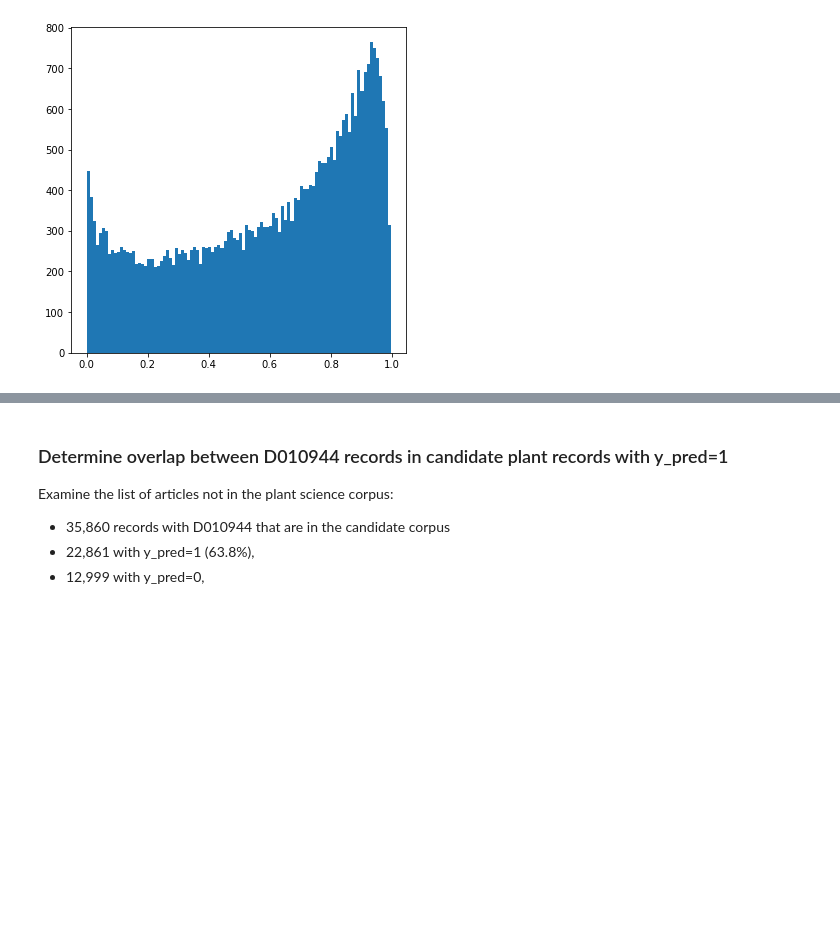
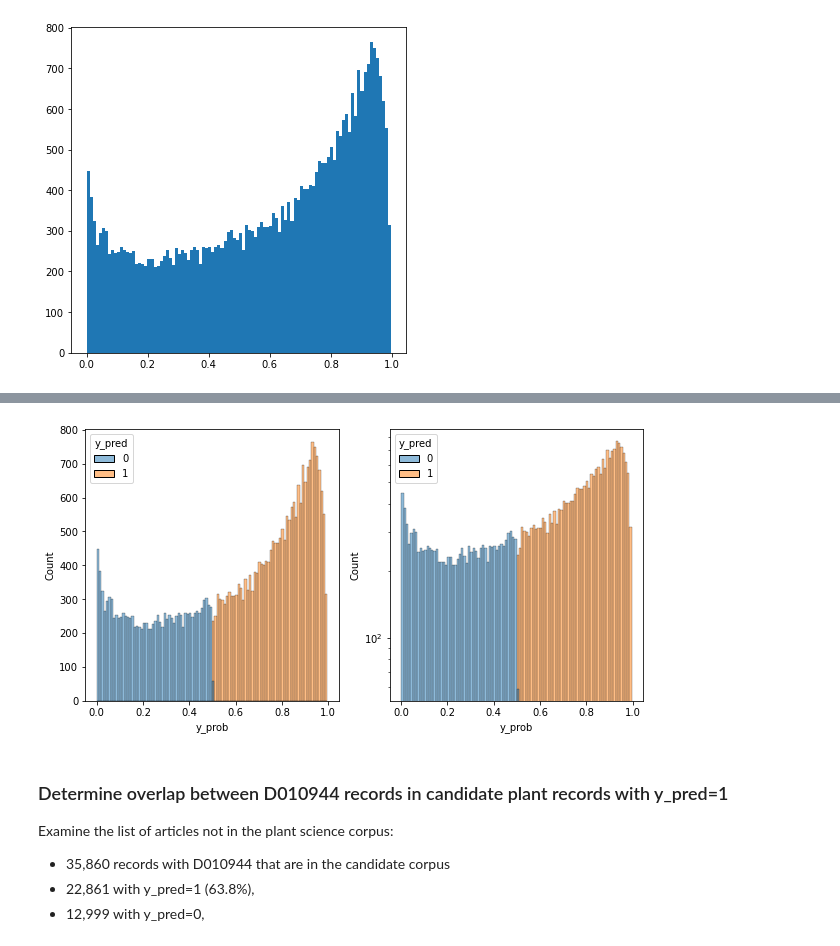
Before and after one commit to ShiuLab/plant_sci_hist, a Jupyter notebook: 9_wrap_up/script_9_3b_suggested_analysis_2.ipynb, the cells around one changed output, grey strips where cells are left out. Cells and saved outputs as stored; diff of their text form; code cells hidden in the pictures; blank space fills up the shorter version.

```diff
--- a/9_wrap_up/script_9_3b_suggested_analysis_2.ipynb
+++ b/9_wrap_up/script_9_3b_suggested_analysis_2.ipynb
@@ -183,3 +208,17 @@ plt.show()
+# %%
+# Generate figure in a similar style as the one in 2_6
+
+import seaborn as sns
+
+fig, (ax1, ax2) = plt.subplots(1, 2, figsize=(10,5))
+sns.histplot(data=cand_df_with_mesh, ax=ax1, x="y_prob", hue="y_pred",
+             bins=100)
+sns.histplot(data=cand_df_with_mesh, ax=ax2, x="y_prob", hue="y_pred",
+             bins=100, log_scale=(False, True))
+
+plt.savefig(dir93 / 'fig_9_3_corpus_plants_MESH_pred_prob.pdf')
+# %% [output]
+[figure, added]
 # %% [markdown]
 ### Determine overlap between D010944 records in candidate plant records with y_pred=1
 
```
Also changed, not shown: parts of 3 cells of this notebook.
